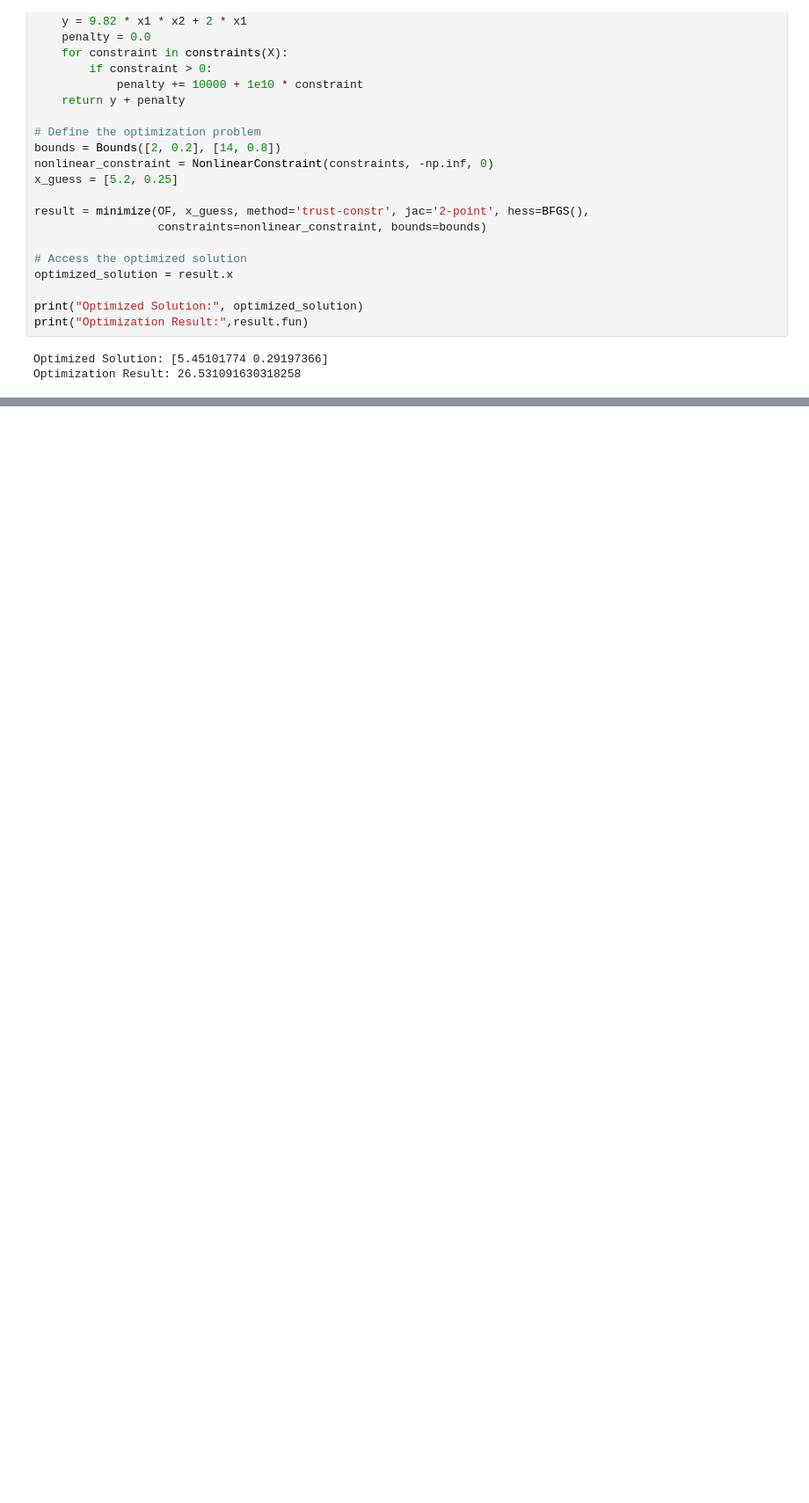
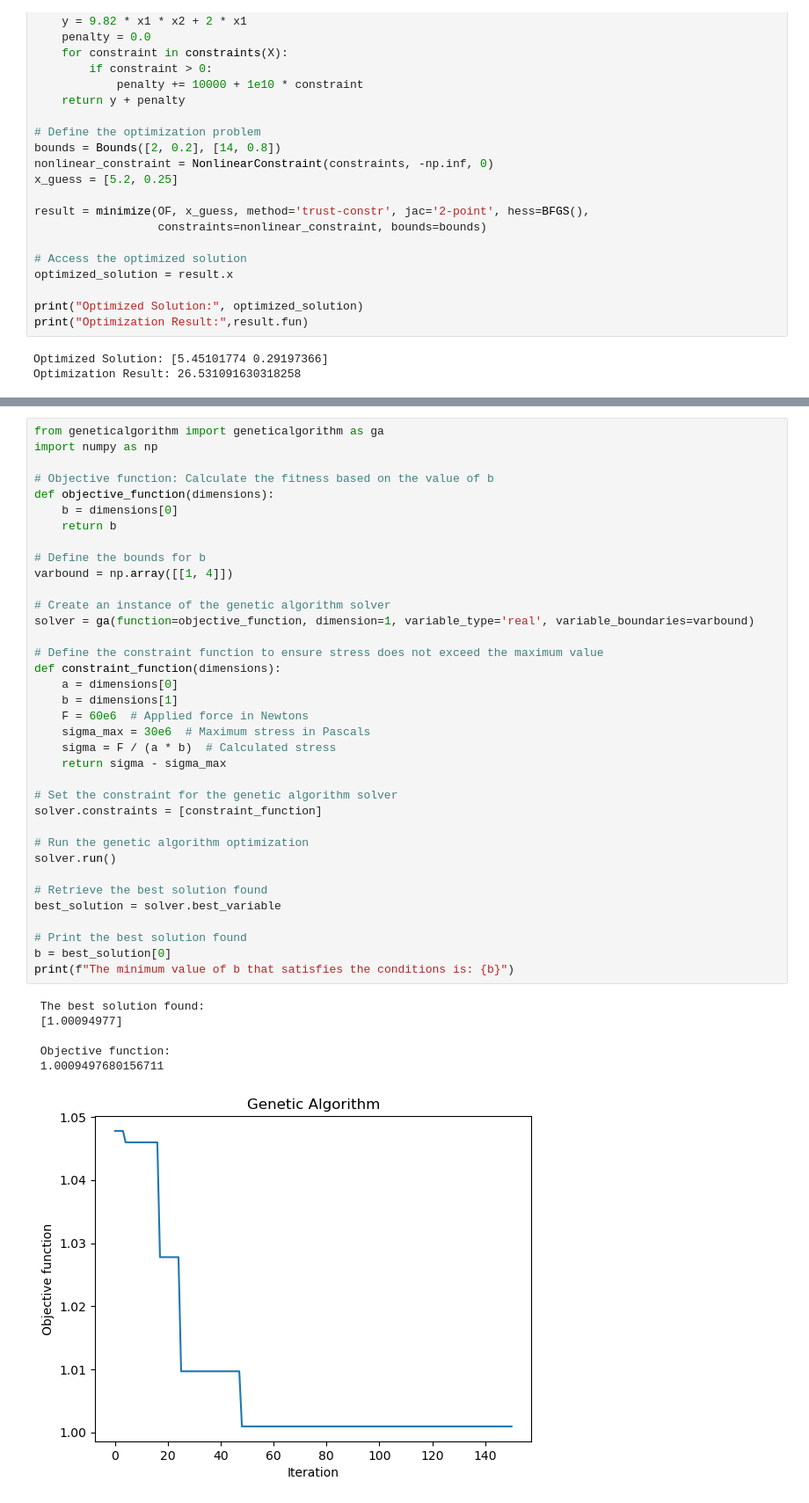
Before and after one commit to NamNguyen2015/optimizationProject, a Jupyter notebook: codes/Report_Optimization_Project.ipynb, the cells around one changed output, grey strips where cells are left out. Shown at 88% size. Cells and saved outputs as stored; diff of their text form; blank space fills up the shorter version.

```diff
--- a/codes/Report_Optimization_Project.ipynb
+++ b/codes/Report_Optimization_Project.ipynb
@@ -602,0 +622,43 @@ Objective Function Value:
+# %%
+from geneticalgorithm import geneticalgorithm as ga
+import numpy as np
+
+# Objective function: Calculate the fitness based on the value of b
+def objective_function(dimensions):
+    b = dimensions[0]
+    return b
+
+# Define the bounds for b
+varbound = np.array([[1, 4]])
+
+# Create an instance of the genetic algorithm solver
+solver = ga(function=objective_function, dimension=1, variable_type='real', variable_boundaries=varbound)
+
+# Define the constraint function to ensure stress does not exceed the maximum value
+def constraint_function(dimensions):
+    a = dimensions[0]
+    b = dimensions[1]
+    F = 60e6  # Applied force in Newtons
+    sigma_max = 30e6  # Maximum stress in Pascals
+    sigma = F / (a * b)  # Calculated stress
+    return sigma - sigma_max
+
+# Set the constraint for the genetic algorithm solver
+solver.constraints = [constraint_function]
+
+# Run the genetic algorithm optimization
+solver.run()
+
+# Retrieve the best solution found
+best_solution = solver.best_variable
+
+# Print the best solution found
+b = best_solution[0]
+print(f"The minimum value of b that satisfies the conditions is: {b}")
+# %% [output]
+ The best solution found:
+ [1.00094977]
+
+ Objective function:
+ 1.0009497680156711
+[figure, added]
```
Also changed, not shown: parts of 25 cells of this notebook.
